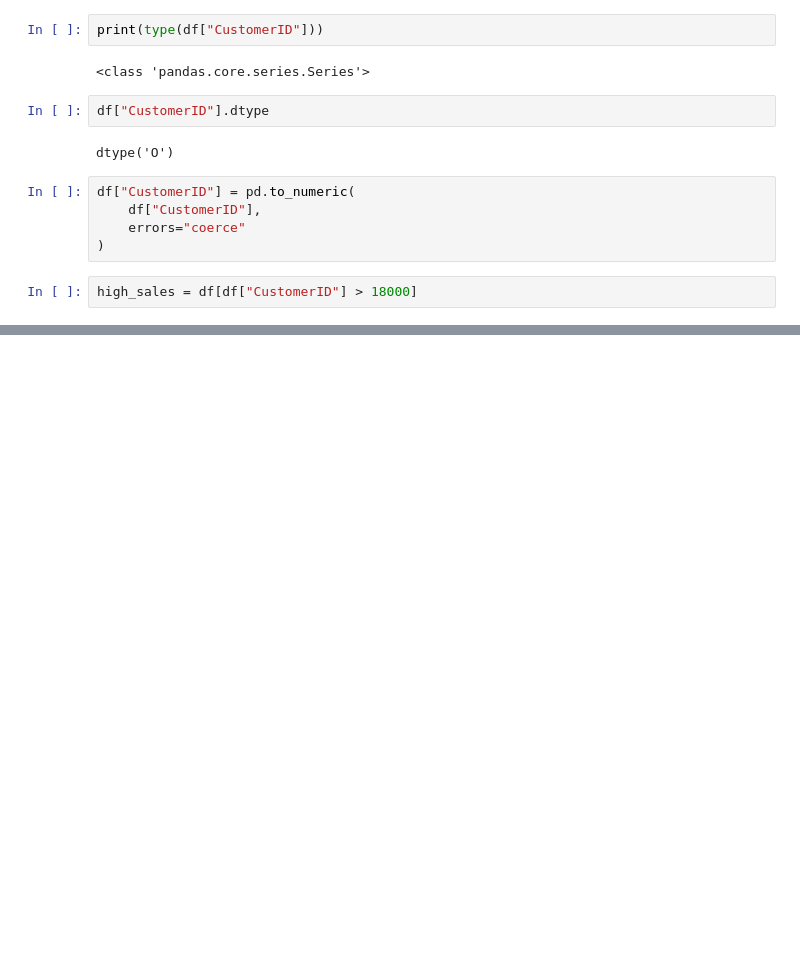
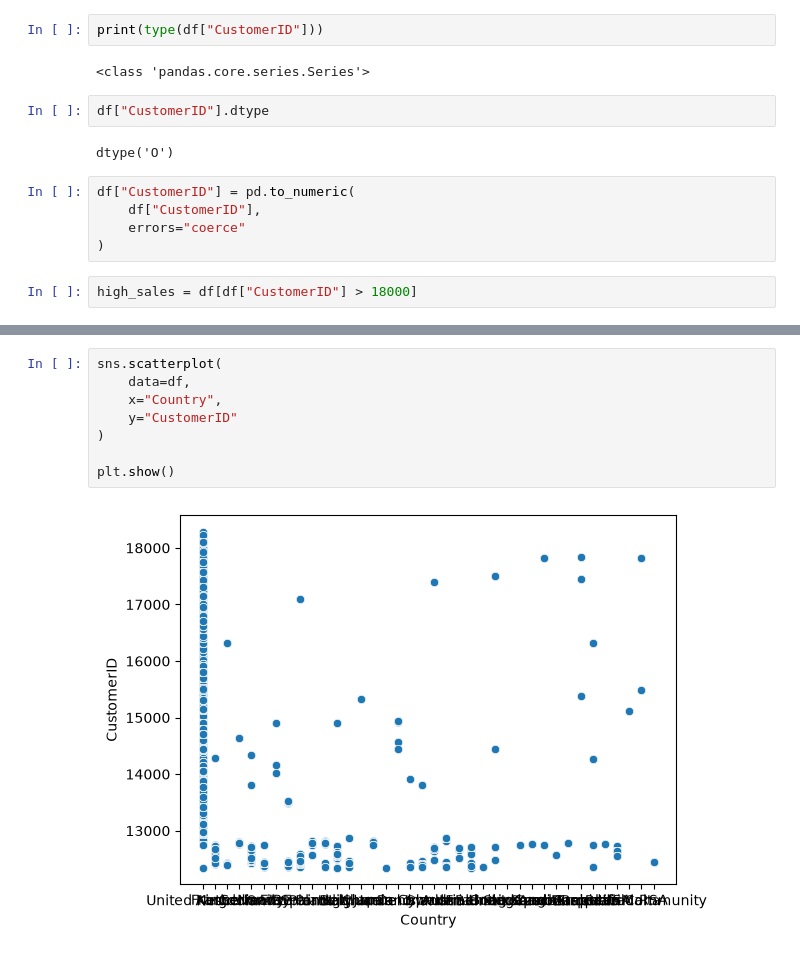
Before and after one commit to kanishkksinghh/Exploratory-Data-Anaylsis, a Jupyter notebook: notebooks/ecommerce_sales.ipynb, the cells around one changed output, grey strips where cells are left out. Cells and saved outputs as stored; diff of their text form; blank space fills up the shorter version.

```diff
--- a/notebooks/ecommerce_sales.ipynb
+++ b/notebooks/ecommerce_sales.ipynb
@@ -194,0 +235,10 @@ high_sales = df[df["CustomerID"] > 18000]
+# %%
+sns.scatterplot(
+    data=df,
+    x="Country",
+    y="CustomerID"
+)
+
+plt.show()
+# %% [output]
+[figure, added]
```
Also changed, not shown: parts of 10 cells of this notebook.
